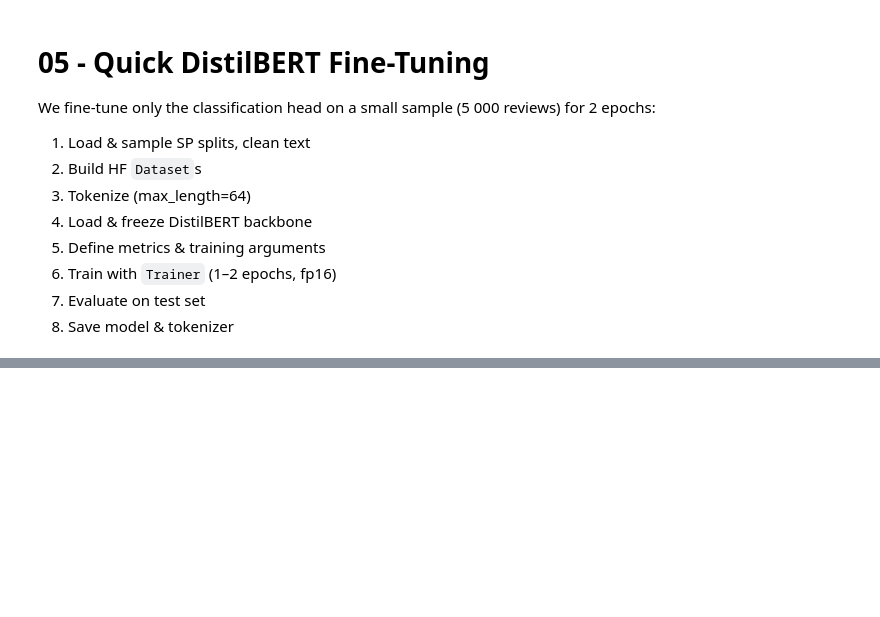
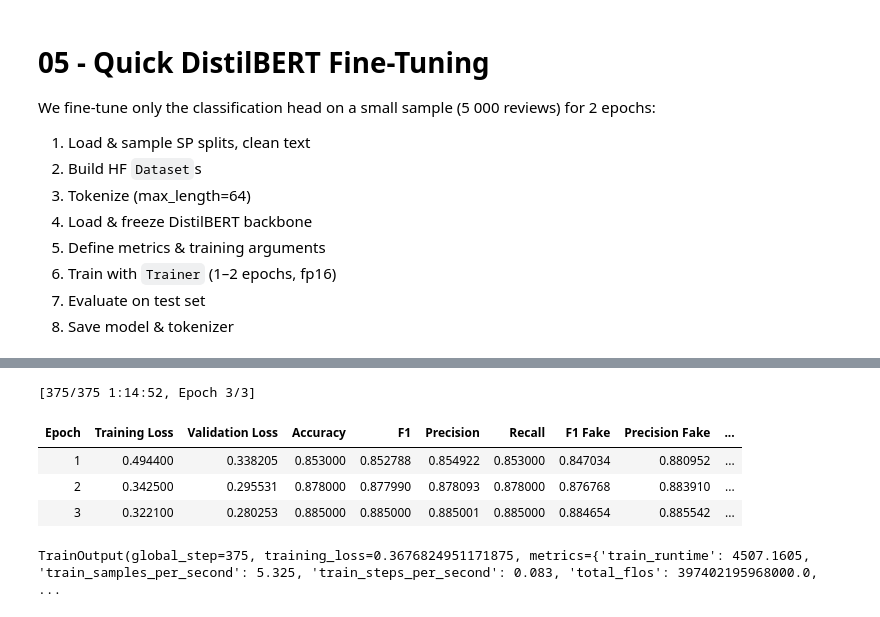
Before and after one commit to elicep01/fake-review-detector, a Jupyter notebook: notebooks/05_distilbert_finetune.ipynb, the cells around one changed output, grey strips where cells are left out. Saved outputs shown, nothing was run; the diff lists cells and outputs as text; code cells hidden in the pictures; blank space fills up the shorter version.

```diff
--- a/notebooks/05_distilbert_finetune.ipynb
+++ b/notebooks/05_distilbert_finetune.ipynb
@@ -210 +348,50 @@ weighted avg      0.712     0.844     0.773    105164
+# %%
+# --------------------------
+# 8) TrainingArguments (Transformers 4.54.0 API)
+# --------------------------
+args = TrainingArguments(
+    output_dir=OUTPUT_DIR,
+    do_train=True,
+    do_eval=True,
+    per_device_train_batch_size=BATCH_SIZE,
+    per_device_eval_batch_size=BATCH_SIZE,
+    num_train_epochs=NUM_EPOCHS,
+    learning_rate=LEARNING_RATE,
+    weight_decay=0.01,
+    eval_strategy="epoch",
+    save_strategy="epoch",
+    load_best_model_at_end=True,
+    metric_for_best_model="f1_fake",
+    greater_is_better=True,
+    logging_dir=os.path.join(OUTPUT_DIR, "logs"),
+    logging_steps=100,
+    save_total_limit=2,
+    report_to="none",
+    fp16=torch.cuda.is_available(),
+    seed=SEED,
+)
+
+trainer = Trainer(
+    model=model,
+    args=args,
+    tokenizer=tokenizer,
+    data_collator=collator,
+    train_dataset=hf_train,
+    eval_dataset=hf_val,
+    compute_metrics=compute_metrics,
+)
+
+# Auto-resume if a checkpoint exists
+resume_ckpt = get_last_checkpoint(OUTPUT_DIR) if os.path.isdir(OUTPUT_DIR) else None
+if resume_ckpt:
+    print("Resuming from:", resume_ckpt)
+
+trainer.train(resume_from_checkpoint=resume_ckpt)
+# %% [output]
+[375/375 1:14:52, Epoch 3/3]
+| Epoch | Training Loss | Validation Loss | Accuracy | F1 | Precision | Recall | F1 Fake | Precision Fake | ... |
+| 1 | 0.494400 | 0.338205 | 0.853000 | 0.852788 | 0.854922 | 0.853000 | 0.847034 | 0.880952 | ... |
+| 2 | 0.342500 | 0.295531 | 0.878000 | 0.877990 | 0.878093 | 0.878000 | 0.876768 | 0.883910 | ... |
+| 3 | 0.322100 | 0.280253 | 0.885000 | 0.885000 | 0.885001 | 0.885000 | 0.884654 | 0.885542 | ... |
+TrainOutput(global_step=375, training_loss=0.3676824951171875, metrics={'train_runtime': 4507.1605, 'train_samples_per_second': 5.325, 'train_steps_per_second': 0.083, 'total_flos': 397402195968000.0, ...
 # %%
```
Also changed, not shown: parts of 21 cells of this notebook.
